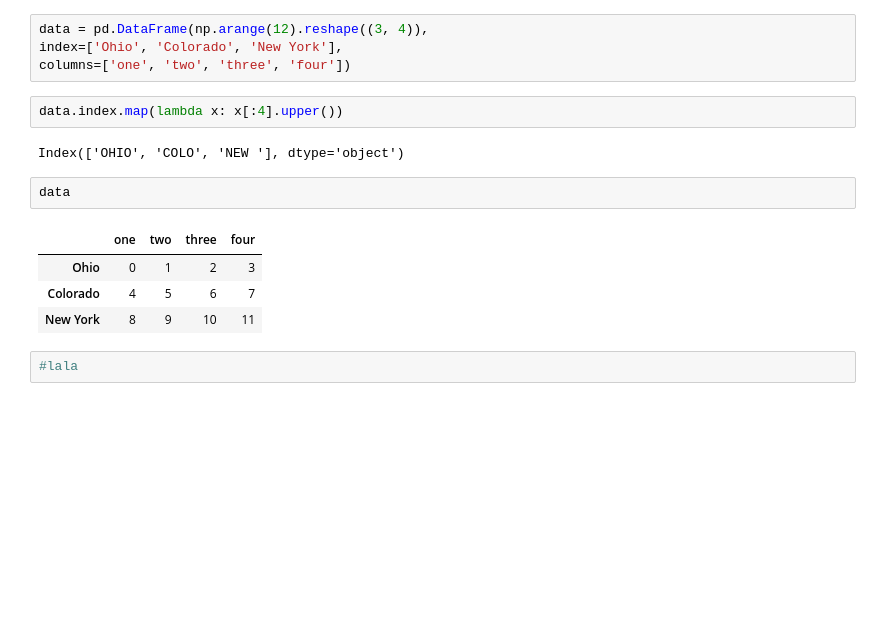
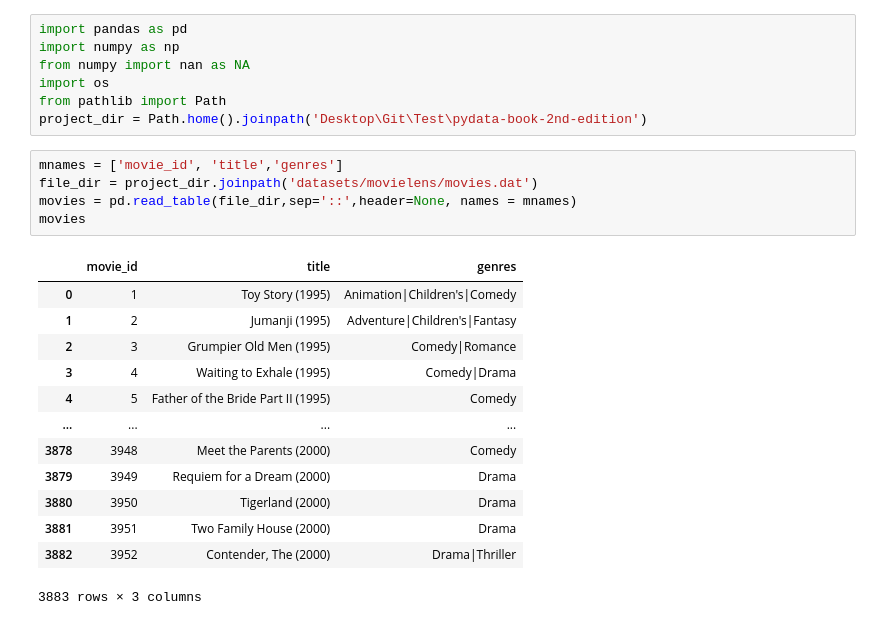
Before and after one commit to kiensamsk/Data, a Jupyter notebook: main.ipynb, the cells around one changed output. Saved outputs shown, nothing was run; the diff lists cells and outputs as text; blank space fills up the shorter version.

```diff
--- a/main.ipynb
+++ b/main.ipynb
@@ -95,17 +1,26 @@ data
-# %%
-data = pd.DataFrame(np.arange(12).reshape((3, 4)),
-index=['Ohio', 'Colorado', 'New York'],
-columns=['one', 'two', 'three', 'four'])
-# %%
-data.index.map(lambda x: x[:4].upper())
-# %% [output]
-Index(['OHIO', 'COLO', 'NEW '], dtype='object')
-# %%
-data
-# %% [output]
-|  | one | two | three | four |
-| Ohio | 0 | 1 | 2 | 3 |
-| Colorado | 4 | 5 | 6 | 7 |
-| New York | 8 | 9 | 10 | 11 |
-# %%
-#lala
+# %%
+import pandas as pd
+import numpy as np
+from numpy import nan as NA
+import os
+from pathlib import Path
+project_dir = Path.home().joinpath('Desktop\Git\Test\pydata-book-2nd-edition')
+# %%
+mnames = ['movie_id', 'title','genres']
+file_dir = project_dir.joinpath('datasets/movielens/movies.dat')
+movies = pd.read_table(file_dir,sep='::',header=None, names = mnames)
+movies
+# %% [output]
+|  | movie_id | title | genres |
+| 0 | 1 | Toy Story (1995) | Animation|Children's|Comedy |
+| 1 | 2 | Jumanji (1995) | Adventure|Children's|Fantasy |
+| 2 | 3 | Grumpier Old Men (1995) | Comedy|Romance |
+| 3 | 4 | Waiting to Exhale (1995) | Comedy|Drama |
+| 4 | 5 | Father of the Bride Part II (1995) | Comedy |
+| ... | ... | ... | ... |
+| 3878 | 3948 | Meet the Parents (2000) | Comedy |
+| 3879 | 3949 | Requiem for a Dream (2000) | Drama |
+| 3880 | 3950 | Tigerland (2000) | Drama |
+| 3881 | 3951 | Two Family House (2000) | Drama |
+| 3882 | 3952 | Contender, The (2000) | Drama|Thriller |
+3883 rows × 3 columns
```
Also changed, not shown: parts of 38 cells of this notebook, 1 other file.
